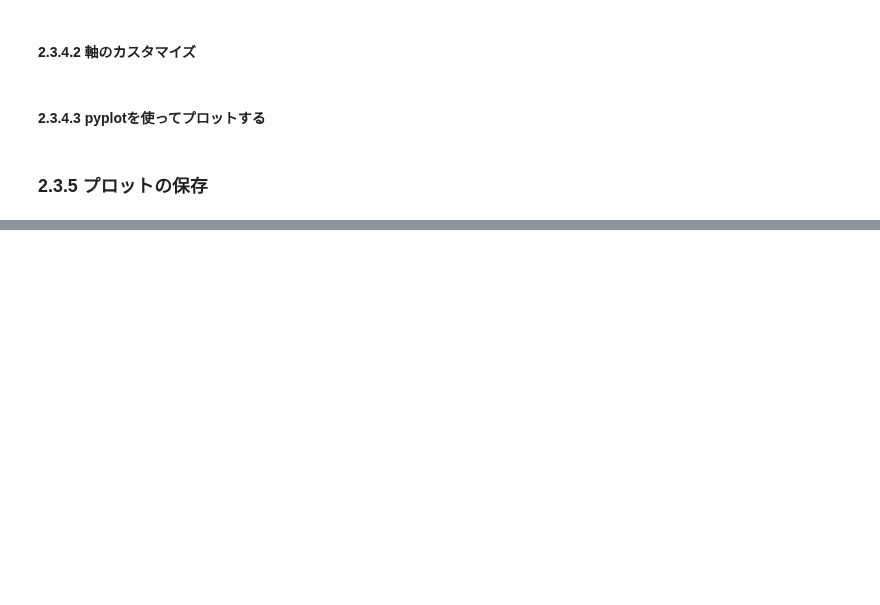
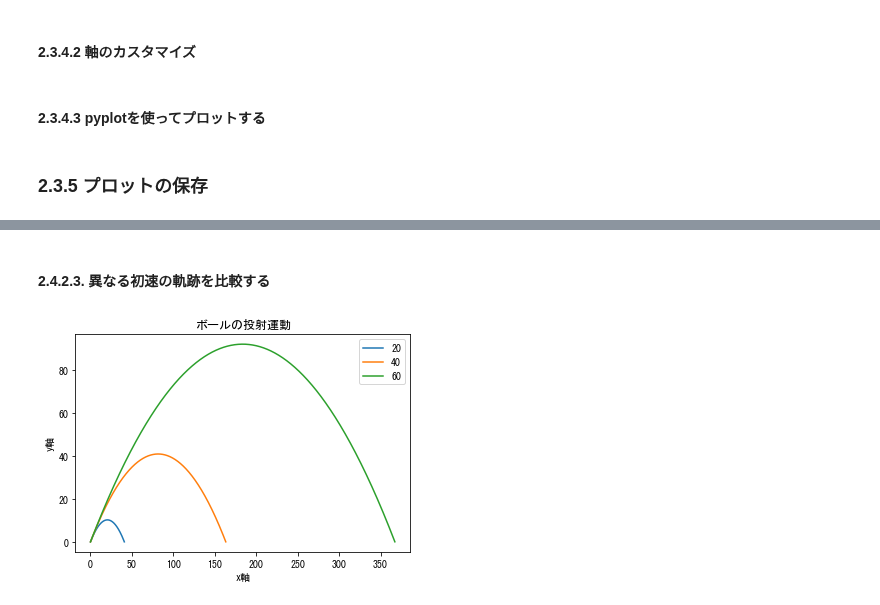
Before and after one commit to daiyomiura/study_python, a Jupyter notebook: Pythonからはじめる数学入門.ipynb, the cells around one changed output, grey strips where cells are left out. Cells and saved outputs as stored; diff of their text form; code cells hidden in the pictures; blank space fills up the shorter version.

```diff
--- a/Pythonからはじめる数学入門.ipynb
+++ b/Pythonからはじめる数学入門.ipynb
@@ -525,0 +629,15 @@ savefig('mygraph.svg')
+# %% [markdown]
+#### 2.4.2.3. 異なる初速の軌跡を比較する
+# %%
+if __name__ == '__main__':
+    # 3つの異なる初速のリスト
+    u_list = [20, 40, 60]
+    theta = 45
+    for u in u_list:
+        draw_trajetory(u, theta)
+
+    #凡例をつけてグラフを表示
+    plt.legend(u_list)
+    plt.show()
+# %% [output]
+[figure, added]
```
Also changed, not shown: parts of 8 cells of this notebook.
